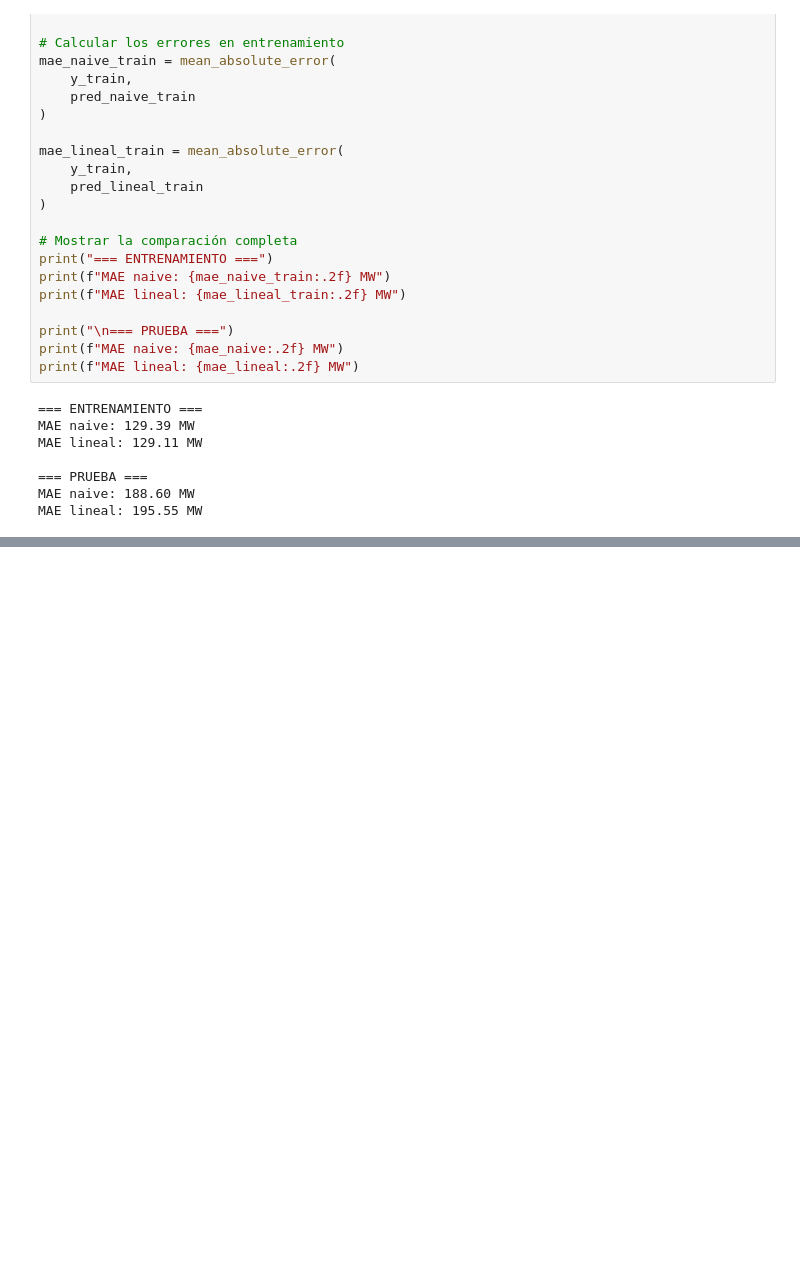
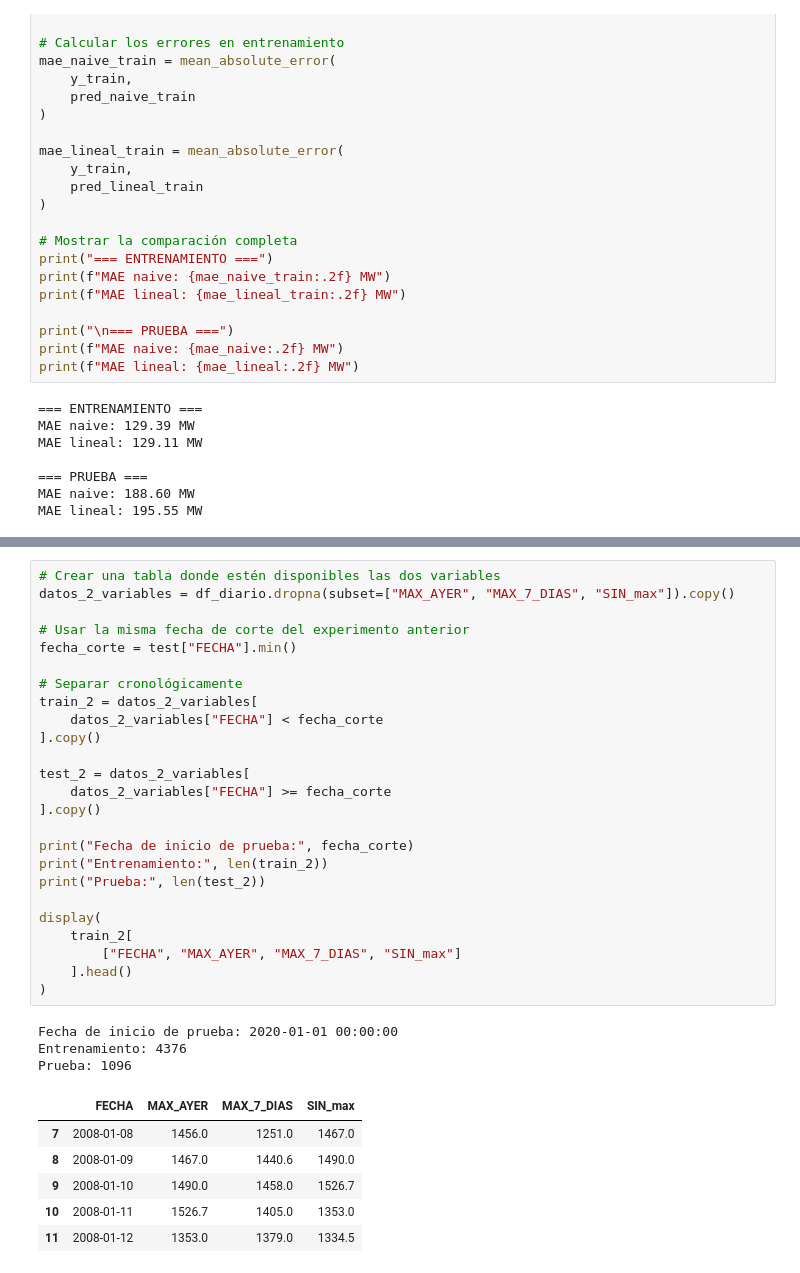
Before and after one commit to JudithJacquet/TFG-Pronostico-Picos-SIN, a Jupyter notebook: Primer_Modelo_Maximo_Diario.ipynb, the cells around one changed output, grey strips where cells are left out. Drawn from its saved outputs; the diff is of its cells as text; blank space fills up the shorter version.

```diff
--- a/Primer_Modelo_Maximo_Diario.ipynb
+++ b/Primer_Modelo_Maximo_Diario.ipynb
@@ -402,0 +441,35 @@ MAE lineal: 195.55 MW
+# %%
+# Crear una tabla donde estén disponibles las dos variables
+datos_2_variables = df_diario.dropna(subset=["MAX_AYER", "MAX_7_DIAS", "SIN_max"]).copy()
+
+# Usar la misma fecha de corte del experimento anterior
+fecha_corte = test["FECHA"].min()
+
+# Separar cronológicamente
+train_2 = datos_2_variables[
+    datos_2_variables["FECHA"] < fecha_corte
+].copy()
+
+test_2 = datos_2_variables[
+    datos_2_variables["FECHA"] >= fecha_corte
+].copy()
+
+print("Fecha de inicio de prueba:", fecha_corte)
+print("Entrenamiento:", len(train_2))
+print("Prueba:", len(test_2))
+
+display(
+    train_2[
+        ["FECHA", "MAX_AYER", "MAX_7_DIAS", "SIN_max"]
+    ].head()
+)
+# %% [output]
+Fecha de inicio de prueba: 2020-01-01 00:00:00
+Entrenamiento: 4376
+Prueba: 1096
+|  | FECHA | MAX_AYER | MAX_7_DIAS | SIN_max |
+| 7 | 2008-01-08 | 1456.0 | 1251.0 | 1467.0 |
+| 8 | 2008-01-09 | 1467.0 | 1440.6 | 1490.0 |
+| 9 | 2008-01-10 | 1490.0 | 1458.0 | 1526.7 |
+| 10 | 2008-01-11 | 1526.7 | 1405.0 | 1353.0 |
+| 11 | 2008-01-12 | 1353.0 | 1379.0 | 1334.5 |
```
Also changed, not shown: parts of 7 cells of this notebook.
